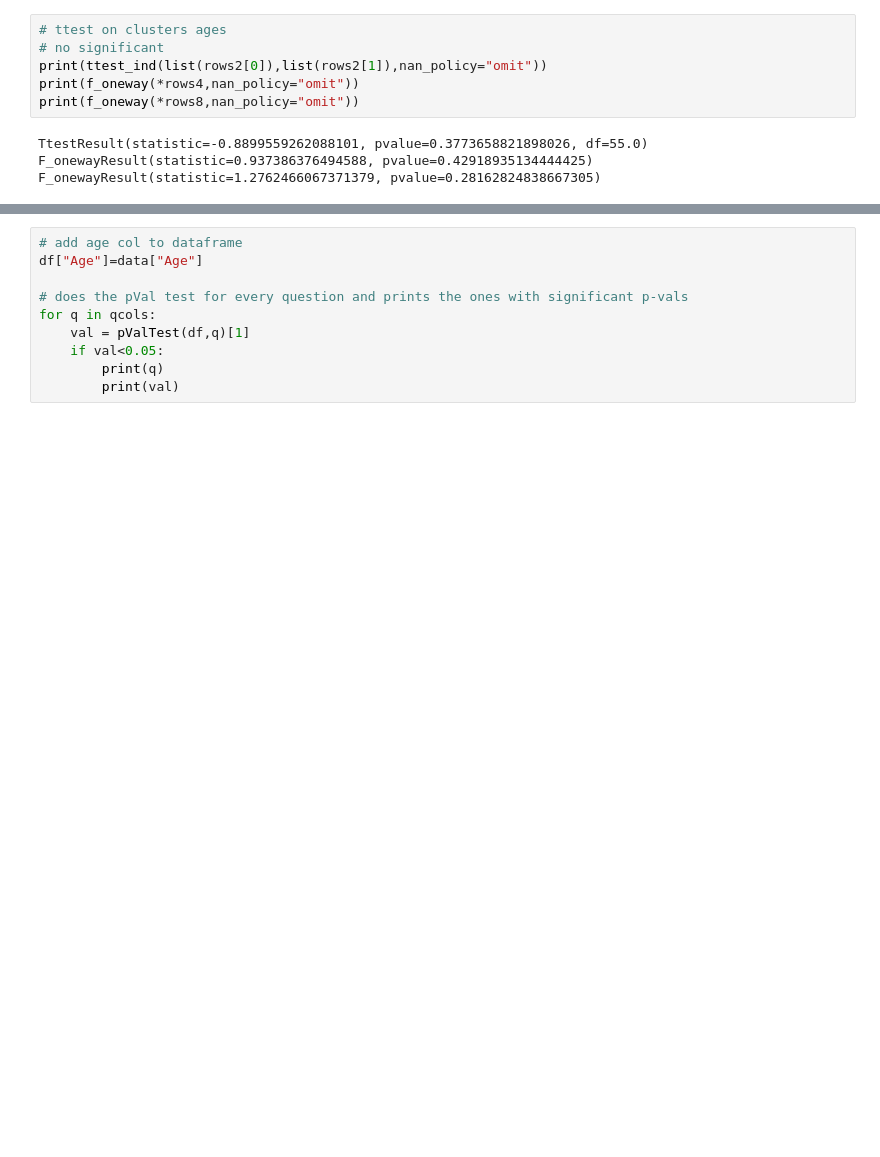
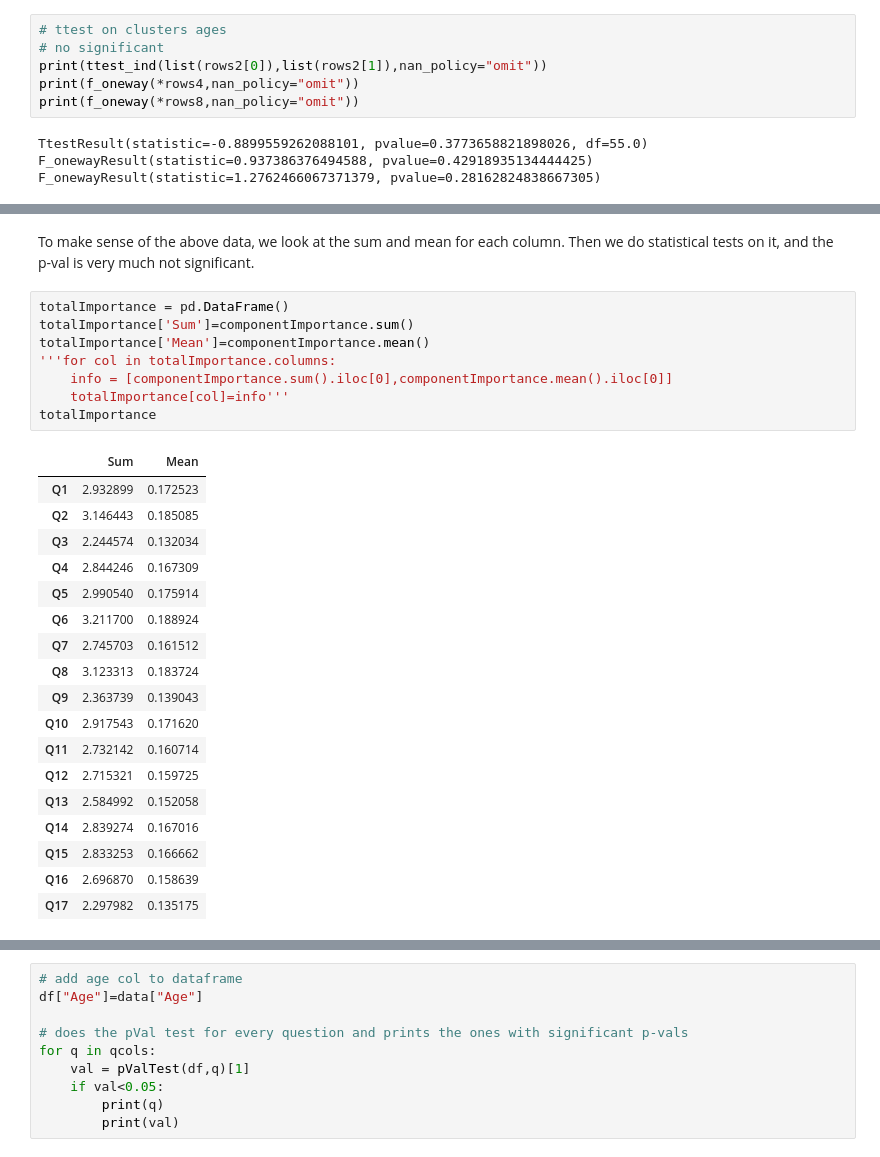
Before and after one commit to zstephe/zstephe.github.io, a Jupyter notebook: honorifics/clustering.ipynb, the cells around one changed output, grey strips where cells are left out. Saved outputs shown, nothing was run; the diff lists cells and outputs as text; blank space fills up the shorter version.

```diff
--- a/honorifics/clustering.ipynb
+++ b/honorifics/clustering.ipynb
@@ -146,0 +256,29 @@ F_onewayResult(statistic=1.2762466067371379, pvalue=0.28162824838667305)
+# %% [markdown]
+To make sense of the above data, we look at the sum and mean for each column. Then we do statistical tests on it, and the p-val is very much not significant.
+# %%
+totalImportance = pd.DataFrame()
+totalImportance['Sum']=componentImportance.sum()
+totalImportance['Mean']=componentImportance.mean()
+'''for col in totalImportance.columns:
+    info = [componentImportance.sum().iloc[0],componentImportance.mean().iloc[0]]
+    totalImportance[col]=info'''
+totalImportance
+# %% [output]
+|  | Sum | Mean |
+| Q1 | 2.932899 | 0.172523 |
+| Q2 | 3.146443 | 0.185085 |
+| Q3 | 2.244574 | 0.132034 |
+| Q4 | 2.844246 | 0.167309 |
+| Q5 | 2.990540 | 0.175914 |
+| Q6 | 3.211700 | 0.188924 |
+| Q7 | 2.745703 | 0.161512 |
+| Q8 | 3.123313 | 0.183724 |
+| Q9 | 2.363739 | 0.139043 |
+| Q10 | 2.917543 | 0.171620 |
+| Q11 | 2.732142 | 0.160714 |
+| Q12 | 2.715321 | 0.159725 |
+| Q13 | 2.584992 | 0.152058 |
+| Q14 | 2.839274 | 0.167016 |
+| Q15 | 2.833253 | 0.166662 |
+| Q16 | 2.696870 | 0.158639 |
+| Q17 | 2.297982 | 0.135175 |
```
Also changed, not shown: parts of 31 cells of this notebook, 10 other files.
